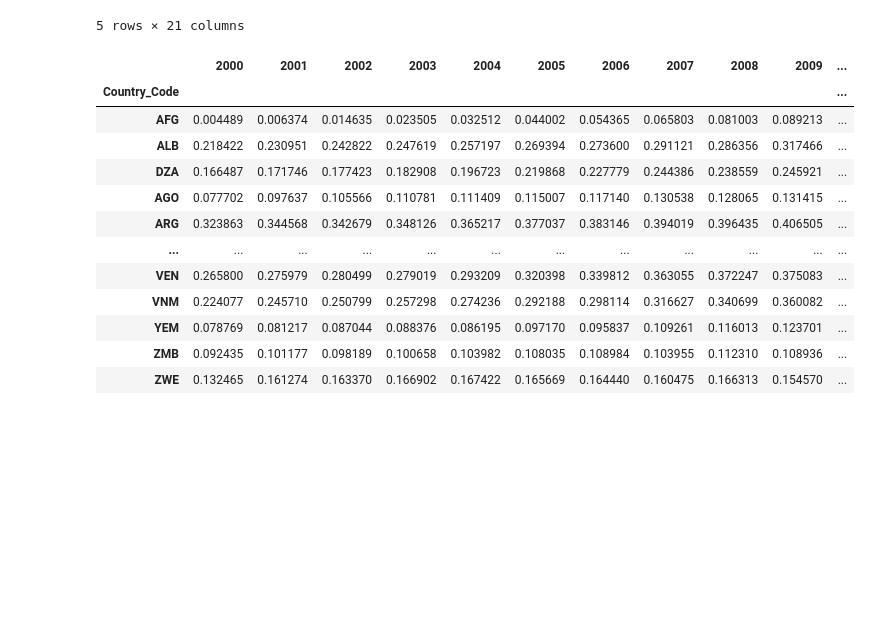
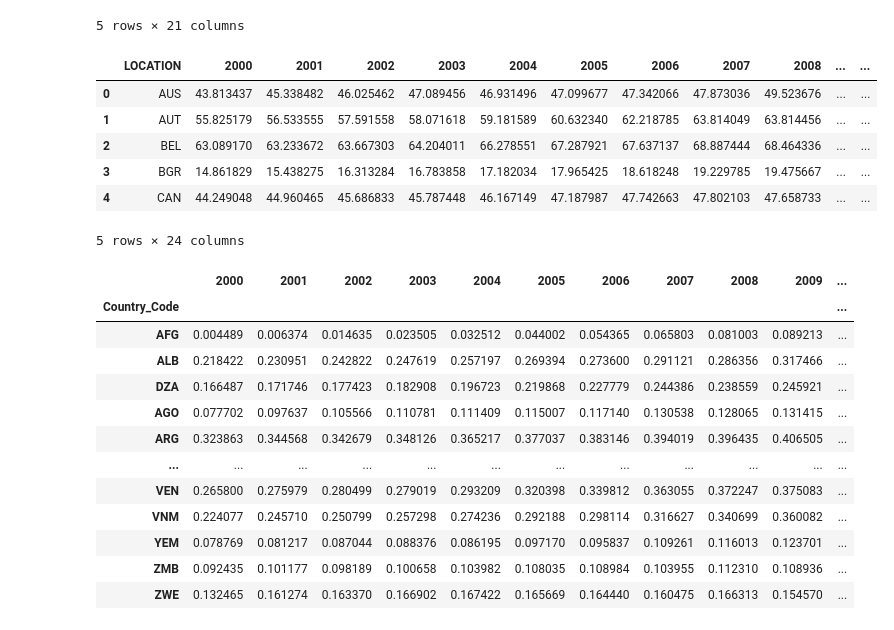
Before and after one commit to JoanneLin168/ADS-European-Productivity, a Jupyter notebook: Notebooks/Technology.ipynb, the cells around one changed output. Saved outputs shown, nothing was run; the diff lists cells and outputs as text; code cells hidden in the pictures; blank space fills up the shorter version.

Commit message:
added visualisation of productivity and tech

```diff
--- a/Notebooks/Technology.ipynb
+++ b/Notebooks/Technology.ipynb
@@ -13,6 +13,16 @@ technology.head()
 | 3 | Angola | AGO | 0.077702 | 0.097637 | 0.105566 | 0.110781 | 0.111409 | 0.115007 | 0.117140 | 0.130538 | ... |
 | 4 | Argentina | ARG | 0.323863 | 0.344568 | 0.342679 | 0.348126 | 0.365217 | 0.377037 | 0.383146 | 0.394019 | ... |
 5 rows × 21 columns
+# %%
+productivity.head()
+# %% [output]
+|  | LOCATION | 2000 | 2001 | 2002 | 2003 | 2004 | 2005 | 2006 | 2007 | 2008 | ... | ... |
+| 0 | AUS | 43.813437 | 45.338482 | 46.025462 | 47.089456 | 46.931496 | 47.099677 | 47.342066 | 47.873036 | 49.523676 | ... | ... |
+| 1 | AUT | 55.825179 | 56.533555 | 57.591558 | 58.071618 | 59.181589 | 60.632340 | 62.218785 | 63.814049 | 63.814456 | ... | ... |
+| 2 | BEL | 63.089170 | 63.233672 | 63.667303 | 64.204011 | 66.278551 | 67.287921 | 67.637137 | 68.887444 | 68.464336 | ... | ... |
+| 3 | BGR | 14.861829 | 15.438275 | 16.313284 | 16.783858 | 17.182034 | 17.965425 | 18.618248 | 19.229785 | 19.475667 | ... | ... |
+| 4 | CAN | 44.249048 | 44.960465 | 45.686833 | 45.787448 | 46.167149 | 47.187987 | 47.742663 | 47.802103 | 47.658733 | ... | ... |
+5 rows × 24 columns
 # %%
 # don't need the names and reformat
 technology.drop(columns = "Country_Name", inplace=True)
```
Also changed, not shown: parts of 3 cells of this notebook.
